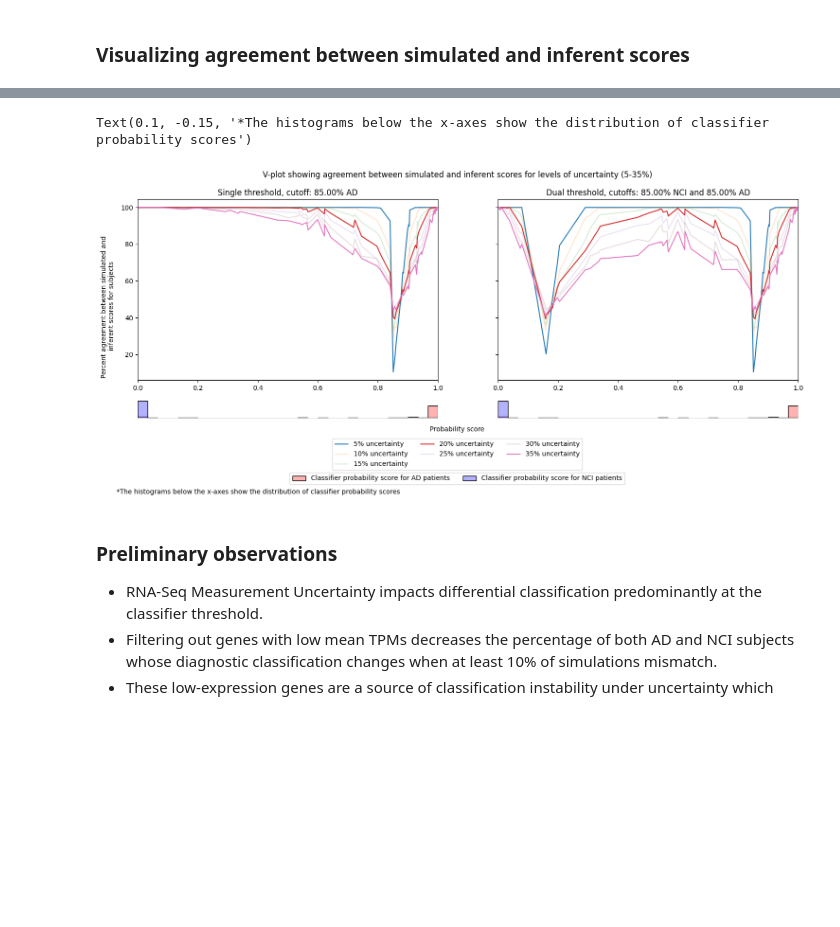
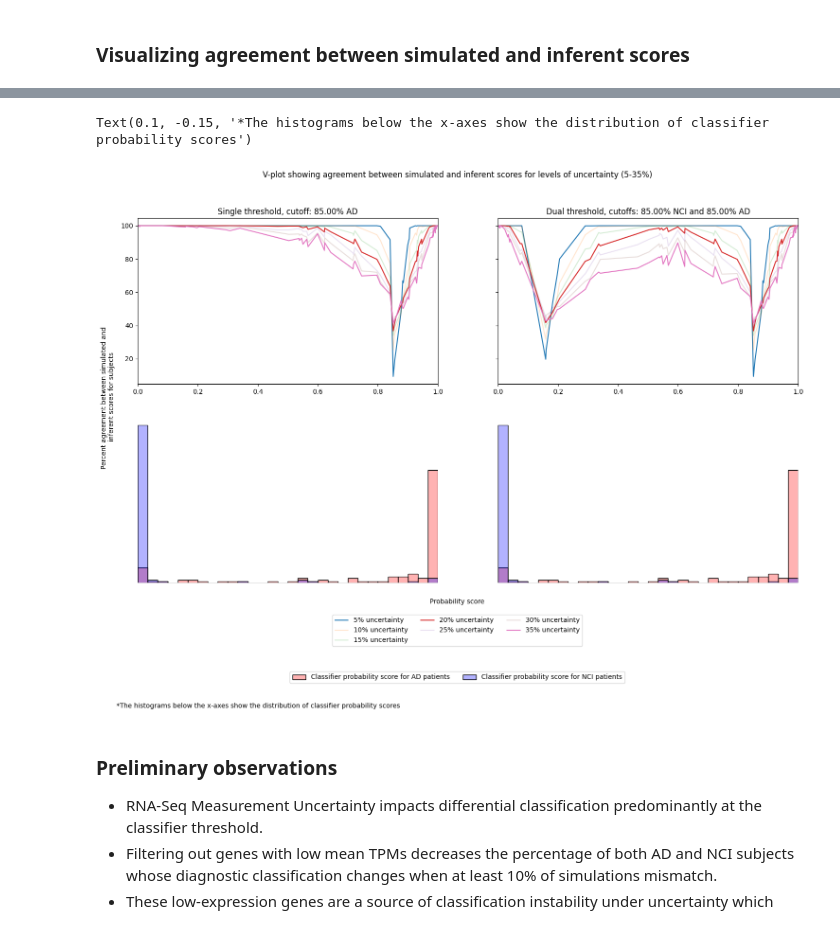
Before and after one commit to Translational-HDPM/T-HDPM_uncertainty_analysis, a Jupyter notebook: notebooks/uncertainty_analysis_adjusted_sd.ipynb, the cells around one changed output, grey strips where cells are left out. Saved outputs shown, nothing was run; the diff lists cells and outputs as text; code cells hidden in the pictures; blank space fills up the shorter version.

```diff
--- a/notebooks/uncertainty_analysis_adjusted_sd.ipynb
+++ b/notebooks/uncertainty_analysis_adjusted_sd.ipynb
@@ -108,7 +108,8 @@ raw_data = raw_data.set_index("gene_id")
 # %% [markdown]
 Here we set some parameters that we will use throughout the analysis.
 # %%
-seed = 321  # Random number seed
+master_seed = 123  # Random number seed
+num_parallel_workers = 8  # Number of parallel jobs to run for simulation
 # %%
 num_patients = 243  # Total number of samples/subjects/patients
 # %%
@@ -373,12 +380,11 @@ dual_thres_subj_wise_disagreement = calculate_subject_wise_disagreement(
     n_samples=n_samples,
 )
 # %%
-
 ad_probs = gt_probs[pathos[pathos["Disease"] == "AD"].index]
 nci_probs = gt_probs[pathos[pathos["Disease"] == "NCI"].index]
 
-fig = plt.figure(figsize=(18, 6))
-gs = GridSpec(2, 2, height_ratios=[10, 1])
+fig = plt.figure(figsize=(18, 10))
+gs = GridSpec(2, 2, height_ratios=[1, 1])
 fig.add_subplot(gs[0])
 plot_v_plot(
     single_thres_subj_wise_agreement,
@@ -451,34 +457,34 @@ fig.legend(
 )
 fig.legend(
     leg_handles_2,
     leg_labels_2,
     loc="upper center",
     bbox_to_anchor=(0.5, -0.07),
     ncol=len(uncertainties) // 2,
 )
 fig.text(0.5, 0.07, "Probability score", va="center", ha="center")
 fig.text(
     0.09,
     0.5,
     "Percent agreement between simulated and\n inferent scores for subjects",
     va="center",
     ha="center",
     rotation="vertical",
 )
 
 fig.suptitle(
     "V-plot showing agreement between simulated and inferent scores for levels of uncertainty (5-35%)"
 )
 fig.text(
     0.1,
     -0.15,
     "*The histograms below the x-axes show the distribution of classifier probability scores",
     ha="left",
     va="center",
 )
 # %% [output]
 Text(0.1, -0.15, '*The histograms below the x-axes show the distribution of classifier probability scores')
-[figure, old version]
+[figure, new version]
 # %% [markdown]
 ### Preliminary observations
 
```
Also changed, not shown: parts of 5 cells of this notebook, 2 other files.
